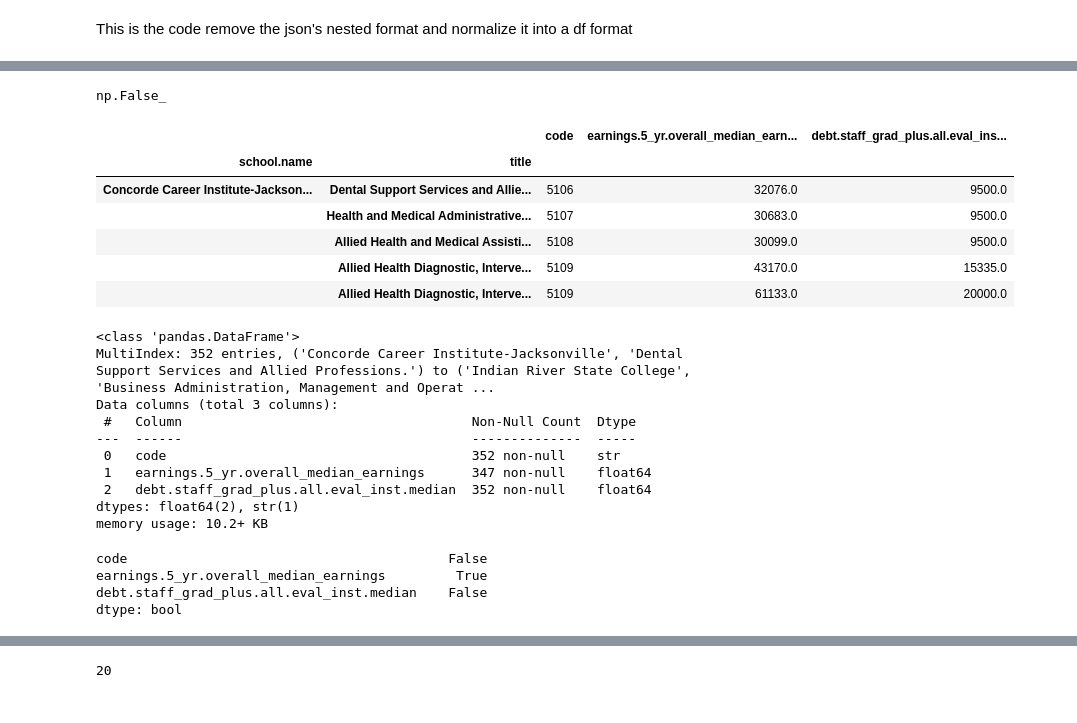
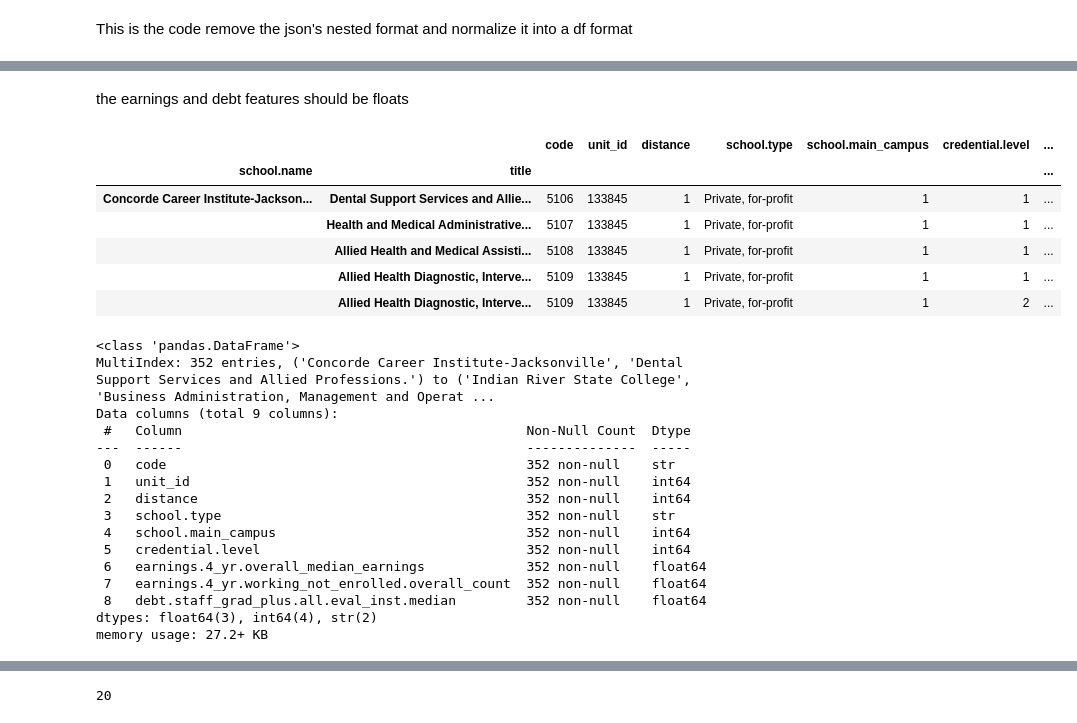
Before and after one commit to sebastianhonorat-dev/CAP_3764_2026_Spring_Team_6, a Jupyter notebook: notebooks/setup.ipynb, the cells around one changed output, grey strips where cells are left out. Saved outputs shown, nothing was run; the diff lists cells and outputs as text; code cells hidden in the pictures.

```diff
--- a/notebooks/setup.ipynb
+++ b/notebooks/setup.ipynb
@@ -88,37 +182,36 @@ np.False_
+# %% [markdown]
+the earnings and debt features should be floats
 # %%
-df=df.set_index(["school.name","title"])
+df2=df2.set_index(["school.name","title"])
-# %%
-df["debt.staff_grad_plus.all.eval_inst.median"].isna().any()
-# %% [output]
-np.False_
 # %%
-df["debt.staff_grad_plus.all.eval_inst.median"] = df["debt.staff_grad_plus.all.eval_inst.median"].astype(float)
-df.head()
+df2["debt.staff_grad_plus.all.eval_inst.median"] = df2["debt.staff_grad_plus.all.eval_inst.median"].astype(float)
+df2["earnings.4_yr.working_not_enrolled.overall_count"] = df2["earnings.4_yr.working_not_enrolled.overall_count"].astype(float)
+df2["earnings.4_yr.overall_median_earnings"] = df2["earnings.4_yr.overall_median_earnings"].astype(float)
+df2.head()
 # %% [output]
-|  |  | code | earnings.5_yr.overall_median_earn... | debt.staff_grad_plus.all.eval_ins... |
-| school.name | title |  |  |  |
-| Concorde Career Institute-Jackson... | Dental Support Services and Allie... | 5106 | 32076.0 | 9500.0 |
-|  | Health and Medical Administrative... | 5107 | 30683.0 | 9500.0 |
-|  | Allied Health and Medical Assisti... | 5108 | 30099.0 | 9500.0 |
-|  | Allied Health Diagnostic, Interve... | 5109 | 43170.0 | 15335.0 |
-|  | Allied Health Diagnostic, Interve... | 5109 | 61133.0 | 20000.0 |
+|  |  | code | unit_id | distance | school.type | school.main_campus | credential.level | ... |
+| school.name | title |  |  |  |  |  |  | ... |
+| Concorde Career Institute-Jackson... | Dental Support Services and Allie... | 5106 | 133845 | 1 | Private, for-profit | 1 | 1 | ... |
+|  | Health and Medical Administrative... | 5107 | 133845 | 1 | Private, for-profit | 1 | 1 | ... |
+|  | Allied Health and Medical Assisti... | 5108 | 133845 | 1 | Private, for-profit | 1 | 1 | ... |
+|  | Allied Health Diagnostic, Interve... | 5109 | 133845 | 1 | Private, for-profit | 1 | 1 | ... |
+|  | Allied Health Diagnostic, Interve... | 5109 | 133845 | 1 | Private, for-profit | 1 | 2 | ... |
 # %%
-df.info()
+df2.info()
 # %% [output]
 <class 'pandas.DataFrame'>
 MultiIndex: 352 entries, ('Concorde Career Institute-Jacksonville', 'Dental Support Services and Allied Professions.') to ('Indian River State College', 'Business Administration, Management and Operat ...
-Data columns (total 3 columns):
- #   Column                                     Non-Null Count  Dtype
----  ------                                     --------------  -----
- 0   code                                       352 non-null    str
- 1   earnings.5_yr.overall_median_earnings      347 non-null    float64
- 2   debt.staff_grad_plus.all.eval_inst.median  352 non-null    float64
-dtypes: float64(2), str(1)
-memory usage: 10.2+ KB
+Data columns (total 9 columns):
+ #   Column                                            Non-Null Count  Dtype
+---  ------                                            --------------  -----
+ 0   code                                              352 non-null    str
+ 1   unit_id                                           352 non-null    int64
+ 2   distance                                          352 non-null    int64
+ 3   school.type                                       352 non-null    str
+ 4   school.main_campus                                352 non-null    int64
+ 5   credential.level                                  352 non-null    int64
+ 6   earnings.4_yr.overall_median_earnings             352 non-null    float64
+ 7   earnings.4_yr.working_not_enrolled.overall_count  352 non-null    float64
+ 8   debt.staff_grad_plus.all.eval_inst.median         352 non-null    float64
+dtypes: float64(3), int64(4), str(2)
+memory usage: 27.2+ KB
-# %%
-df.isna().any()
-# %% [output]
-code                                         False
-earnings.5_yr.overall_median_earnings         True
-debt.staff_grad_plus.all.eval_inst.median    False
-dtype: bool
```
Also changed, not shown: parts of 13 cells of this notebook, 1 other file.
